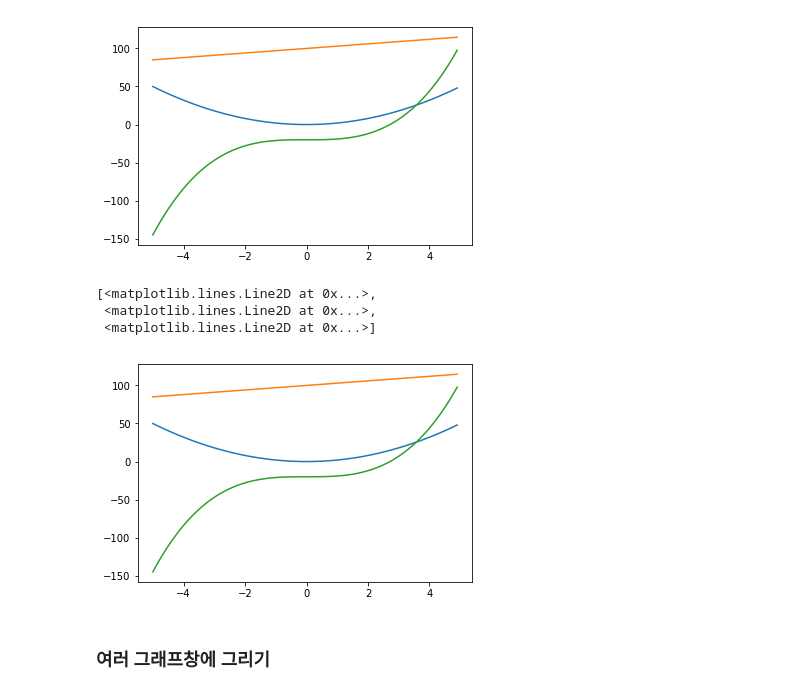
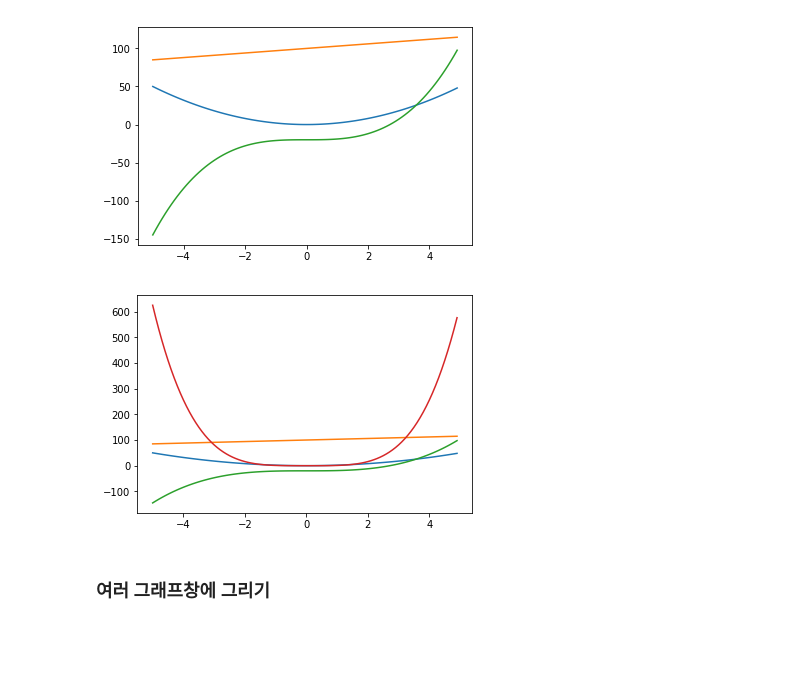
Before and after one commit to tweakershin/python-programming2, a Jupyter notebook: Python Package/02. matplotlib.ipynb, the cells around one changed output. Drawn from its saved outputs; the diff is of its cells as text; code cells hidden in the pictures; blank space fills up the shorter version.

```diff
--- a/Python Package/02. matplotlib.ipynb
+++ b/Python Package/02. matplotlib.ipynb
@@ -59,12 +65,10 @@ plt.show()
 [figure]
 # %%
 # 방법2. 한번에 호출
-plt.plot(x,y1, x,y2, x,y3)
+plt.plot(x,y1, x,y2, x,y3, x,x**4)
+plt.show()
 # %% [output]
-[<matplotlib.lines.Line2D at 0x...>,
- <matplotlib.lines.Line2D at 0x...>,
- <matplotlib.lines.Line2D at 0x...>]
-[figure, old version]
+[figure, new version]
 # %% [markdown]
 ### 여러 그래프창에 그리기
 # %%
```
Also changed, not shown: parts of 25 cells of this notebook, 4 other files.
